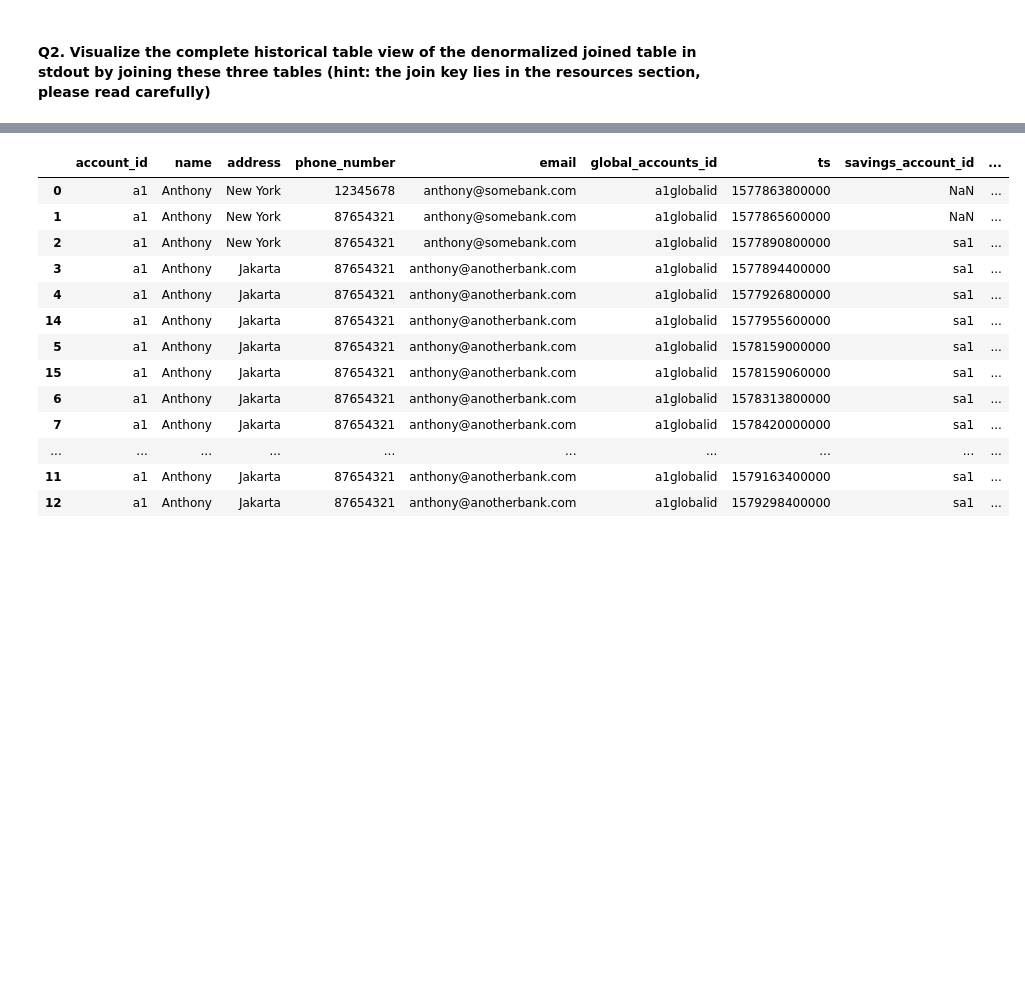
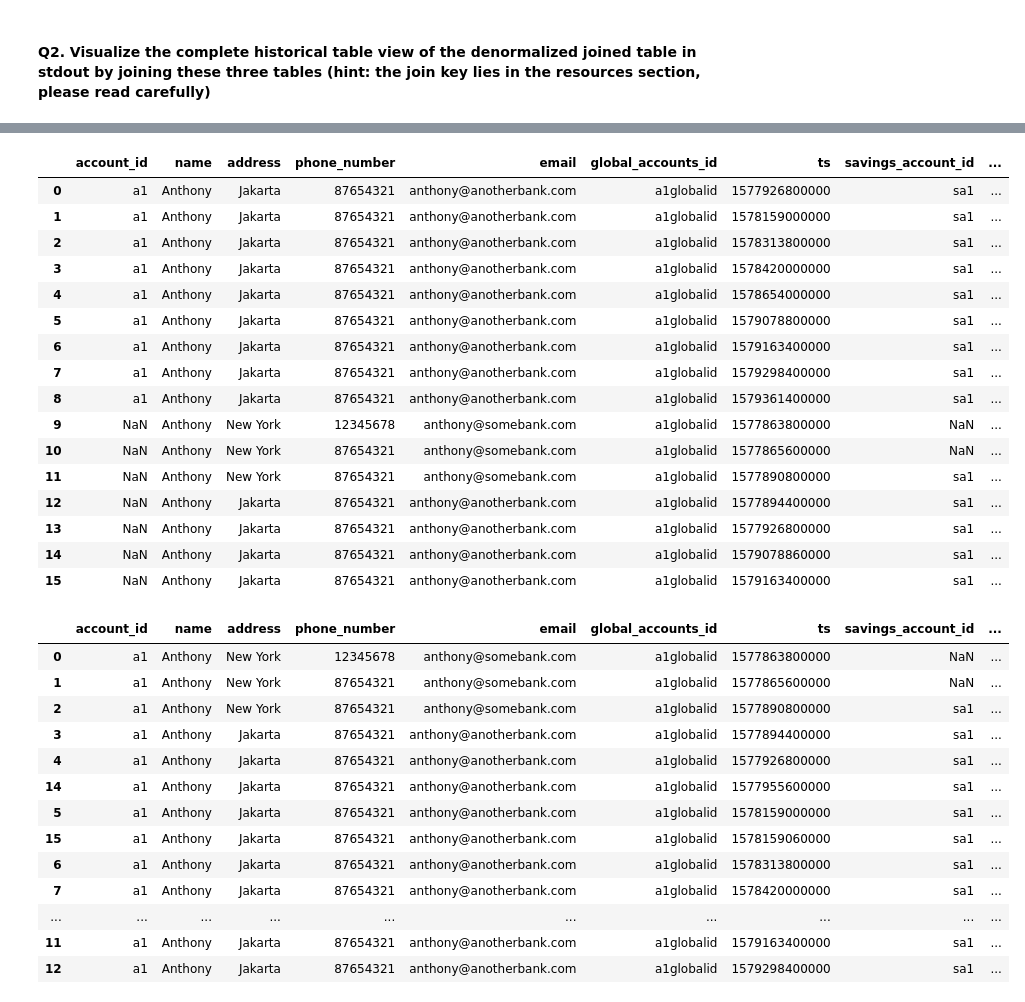
Before and after one commit to edlynfrianto/DWH-Docker, a Jupyter notebook: solution/solution.ipynb, the cells around one changed output, grey strips where cells are left out. Saved outputs shown, nothing was run; the diff lists cells and outputs as text; code cells hidden in the pictures; blank space fills up the shorter version.

```diff
--- a/solution/solution.ipynb
+++ b/solution/solution.ipynb
@@ -108,0 +109,3 @@ accounts_card_df
+# %%
+Another= accounts_card_df.groupby(['card_id']).fillna(method='ffill')
+Another
@@ -108,0 +123,3 @@ accounts_card_df
+# %%
+Another2= accounts_card_df.groupby(['account_id']).fillna(method='ffill')
+Another2
@@ -109,3 +135,23 @@ accounts_card_df
+# %%
+pd.concat([Another,Another2]).drop_duplicates().reset_index(drop=True)
+# %% [output]
+|  | account_id | name | address | phone_number | email | global_accounts_id | ts | savings_account_id | ... |
+| 0 | a1 | Anthony | Jakarta | 87654321 | anthony@anotherbank.com | a1globalid | 1577926800000 | sa1 | ... |
+| 1 | a1 | Anthony | Jakarta | 87654321 | anthony@anotherbank.com | a1globalid | 1578159000000 | sa1 | ... |
+| 2 | a1 | Anthony | Jakarta | 87654321 | anthony@anotherbank.com | a1globalid | 1578313800000 | sa1 | ... |
+| 3 | a1 | Anthony | Jakarta | 87654321 | anthony@anotherbank.com | a1globalid | 1578420000000 | sa1 | ... |
+| 4 | a1 | Anthony | Jakarta | 87654321 | anthony@anotherbank.com | a1globalid | 1578654000000 | sa1 | ... |
+| 5 | a1 | Anthony | Jakarta | 87654321 | anthony@anotherbank.com | a1globalid | 1579078800000 | sa1 | ... |
+| 6 | a1 | Anthony | Jakarta | 87654321 | anthony@anotherbank.com | a1globalid | 1579163400000 | sa1 | ... |
+| 7 | a1 | Anthony | Jakarta | 87654321 | anthony@anotherbank.com | a1globalid | 1579298400000 | sa1 | ... |
+| 8 | a1 | Anthony | Jakarta | 87654321 | anthony@anotherbank.com | a1globalid | 1579361400000 | sa1 | ... |
+| 9 | NaN | Anthony | New York | 12345678 | anthony@somebank.com | a1globalid | 1577863800000 | NaN | ... |
+| 10 | NaN | Anthony | New York | 87654321 | anthony@somebank.com | a1globalid | 1577865600000 | NaN | ... |
+| 11 | NaN | Anthony | New York | 87654321 | anthony@somebank.com | a1globalid | 1577890800000 | sa1 | ... |
+| 12 | NaN | Anthony | Jakarta | 87654321 | anthony@anotherbank.com | a1globalid | 1577894400000 | sa1 | ... |
+| 13 | NaN | Anthony | Jakarta | 87654321 | anthony@anotherbank.com | a1globalid | 1577926800000 | sa1 | ... |
+| 14 | NaN | Anthony | Jakarta | 87654321 | anthony@anotherbank.com | a1globalid | 1579078860000 | sa1 | ... |
+| 15 | NaN | Anthony | Jakarta | 87654321 | anthony@anotherbank.com | a1globalid | 1579163400000 | sa1 | ... |
 # %%
 accounts_card_savings_accounts_df = pd.merge(accounts_card_df, savings_accounts_df,  how='outer', left_on=['ts','savings_account_id'], right_on = ['ts','savings_account_id'])
 accounts_card_savings_accounts_df.rename(columns = {'status':'savings_account_status'}, inplace = True)
```
Also changed, not shown: parts of 4 cells of this notebook, 1 other file.
